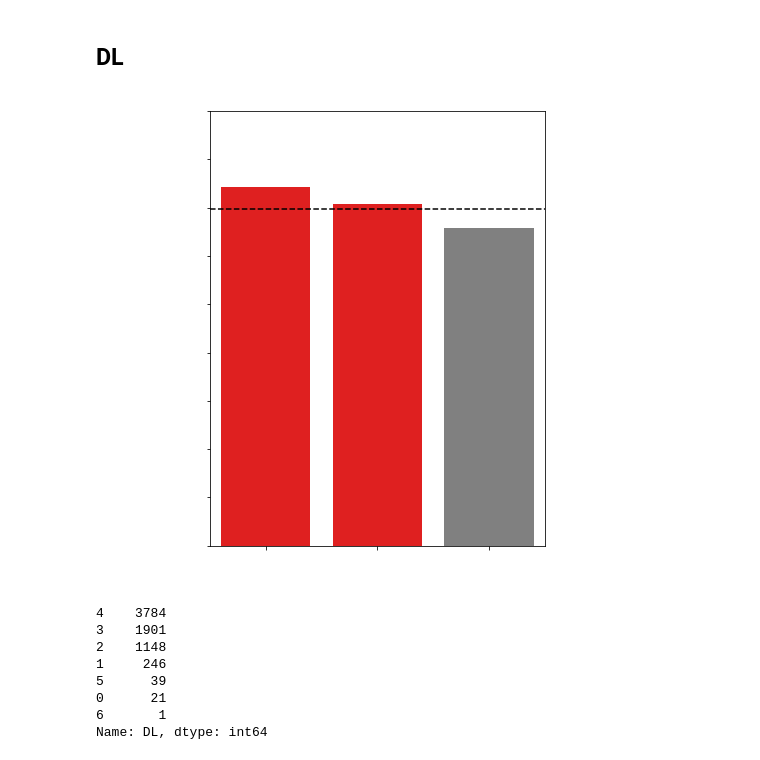
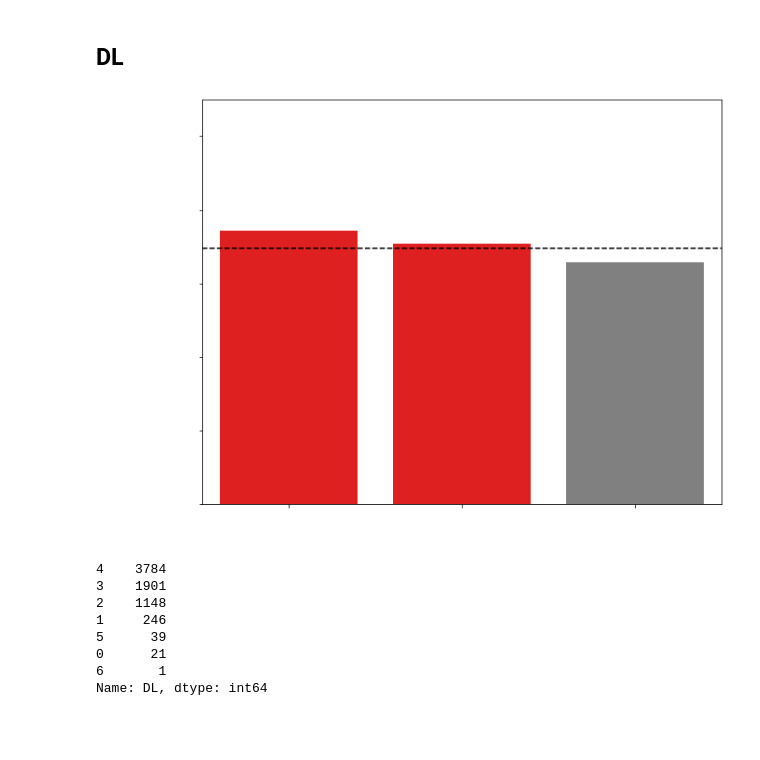
Before and after one commit to Fourth-and-Four/NFL-Big-Data-Bowl-2021, a Jupyter notebook: gn_graphs.ipynb, the cells around one changed output. Saved outputs shown, nothing was run; the diff lists cells and outputs as text; code cells hidden in the pictures; blank space fills up the shorter version.

Commit message:
one more edit to graphs

```diff
--- a/gn_graphs.ipynb
+++ b/gn_graphs.ipynb
@@ -130,0 +176,15 @@ plt.show()
+# %%
+plt.rc("figure", figsize=(16, 12))
+clrs = ['grey', 'red', 'grey']
+
+ax = sns.barplot(data=dime43,x='off_formation', y='pass_stopped', ci=None, palette = clrs)
+plt.xticks([0,1,2], ['Other Formation', 'Dime', '4-3'], size = 30, c='white' )
+plt.xlabel('', size = 30, c='white' )
+plt.ylabel('% Passes Stopped', size = 30, c='white' )
+plt.yticks(scipy.arange(0,.5,0.1),  size = 30, c ='white')
+vals = ax.get_yticks()
+ax.yaxis.set_major_formatter(PercentFormatter(1.0))
+ax.set_yticklabels(['{:,.0%}'.format(x) for x in vals])
+ax.axhline(.348, ls='--', c = 'black')
+plt.title("",  size = 40, )
+plt.show()
@@ -208,20 +268,21 @@ clrs = ['red', 'red', 'grey']
 # %%
-plt.rc("figure", figsize=(6, 8))
-plt.rc("font", size=14)
+plt.rc("figure", figsize=(10, 8))
+clrs = ['red', 'red', 'grey']
 
 ax = sns.barplot(data=dl,x='DL', y='pass_stopped', palette = clrs, ci = None)
 plt.xticks([0,1,2], ['2DL', '3DL', '4DL'], size = 30, c = 'white')
 plt.xlabel('')
 plt.ylabel('Pass Stopped %', size = 30, c = 'white')
-ax.set(ylim=(0, .45))
+plt.yticks(scipy.arange(0,.6,0.1), color = 'white', size = 30)
+ax.set(ylim=(0, .55))
 ax.yaxis.set_major_formatter(PercentFormatter(1.0))
 vals = ax.get_yticks()
 ax.set_yticklabels(['{:,.0%}'.format(x) for x in vals])
 ax.axhline(.348, ls='--', c = 'black')
 plt.yticks(c='white', size = 30)
 plt.show()
 # %% [output]
-[figure, old version]
+[figure, new version]
 # %%
 train.DL.value_counts()
 # %% [output]
```
Also changed, not shown: parts of 11 cells of this notebook.
